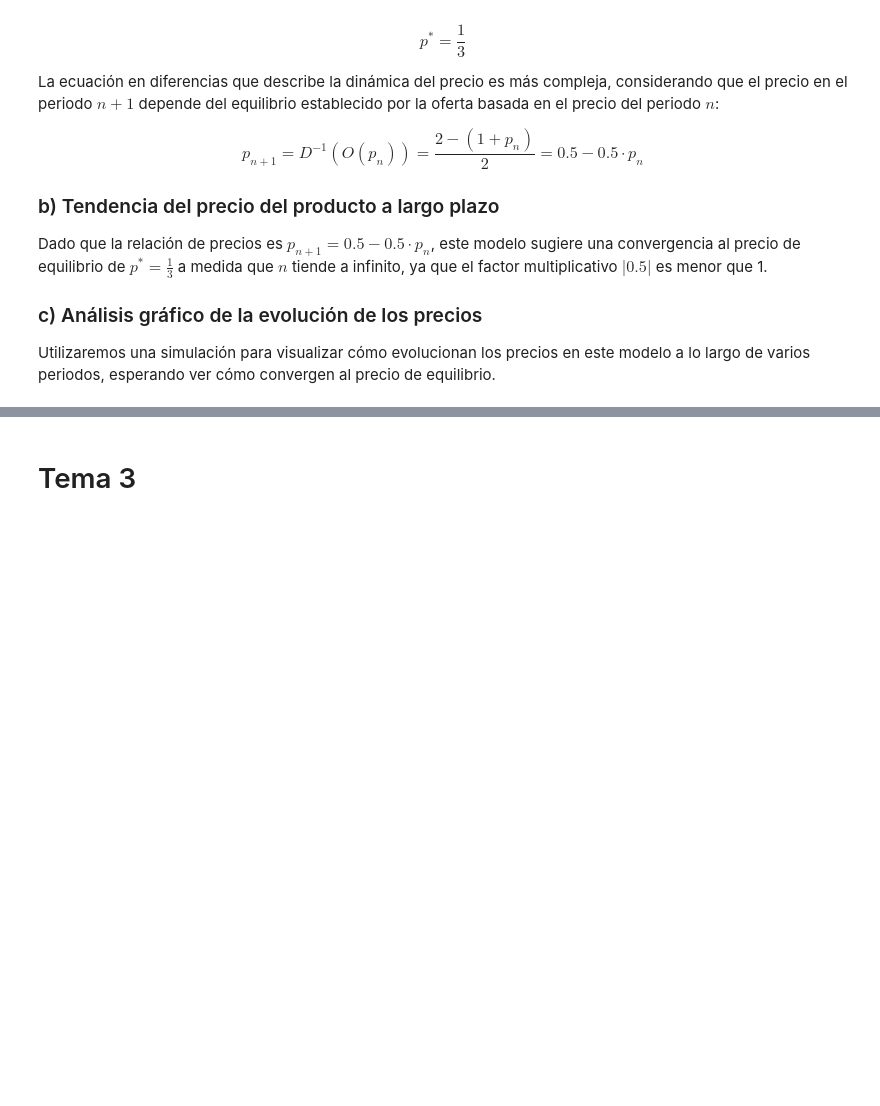
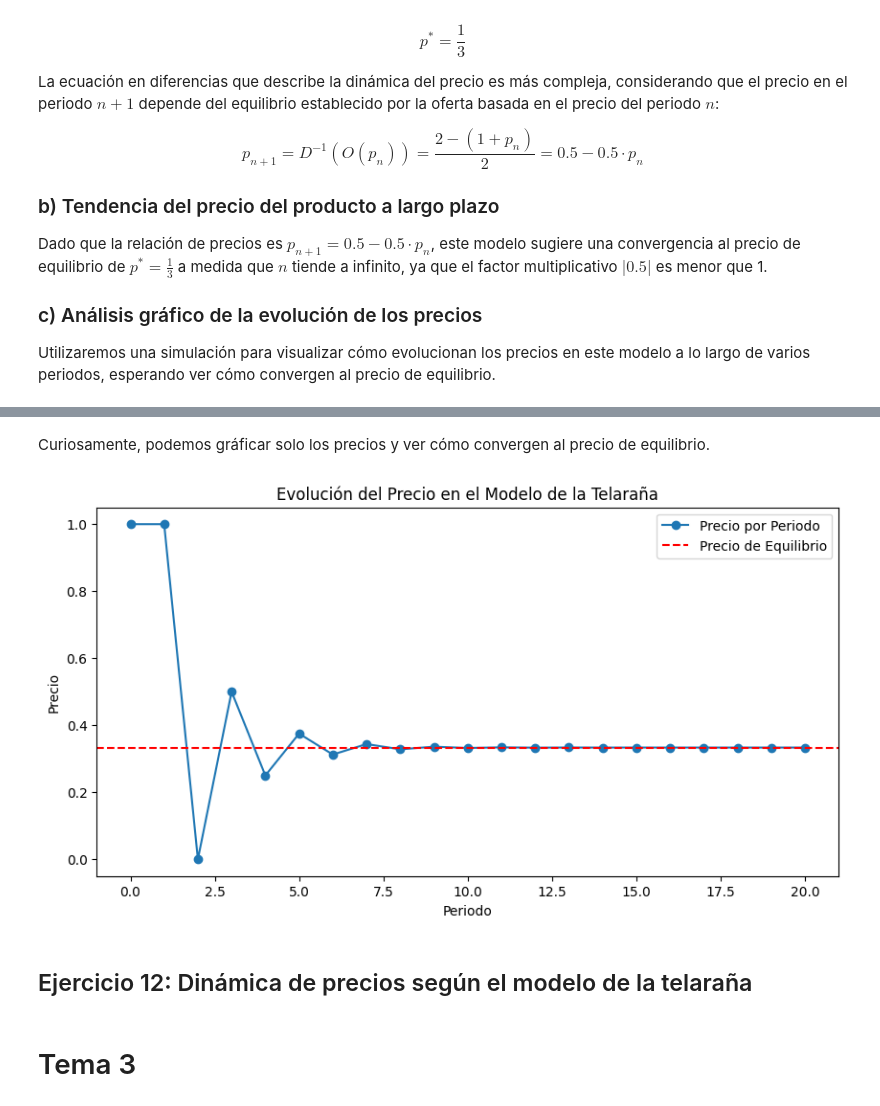
Before and after one commit to roberlks/ModelosMatematicos, a Jupyter notebook: MenuModelos.ipynb, the cells around one changed output, grey strips where cells are left out. Drawn from its saved outputs; the diff is of its cells as text; code cells hidden in the pictures; blank space fills up the shorter version.

```diff
--- a/MenuModelos.ipynb
+++ b/MenuModelos.ipynb
@@ -630,3 +625,11 @@ Current price:  0.33333587646484375
+# %% [markdown]
+Curiosamente, podemos gráficar solo los precios y ver cómo convergen al precio de equilibrio.
+# %%
+null = cobWeb(a,b,c,d, precio_inicial, periodos, plot=True) #Ponemos null = simplemente para que no se muestre el resultado de la función, solo la gráfica
+# %% [output]
+[figure, added]
+# %% [markdown]
+## Ejercicio 12: Dinámica de precios según el modelo de la telaraña
 # %% [markdown]
 # Tema 3 #
 # %%
```
Also changed, not shown: parts of 6 cells of this notebook.
